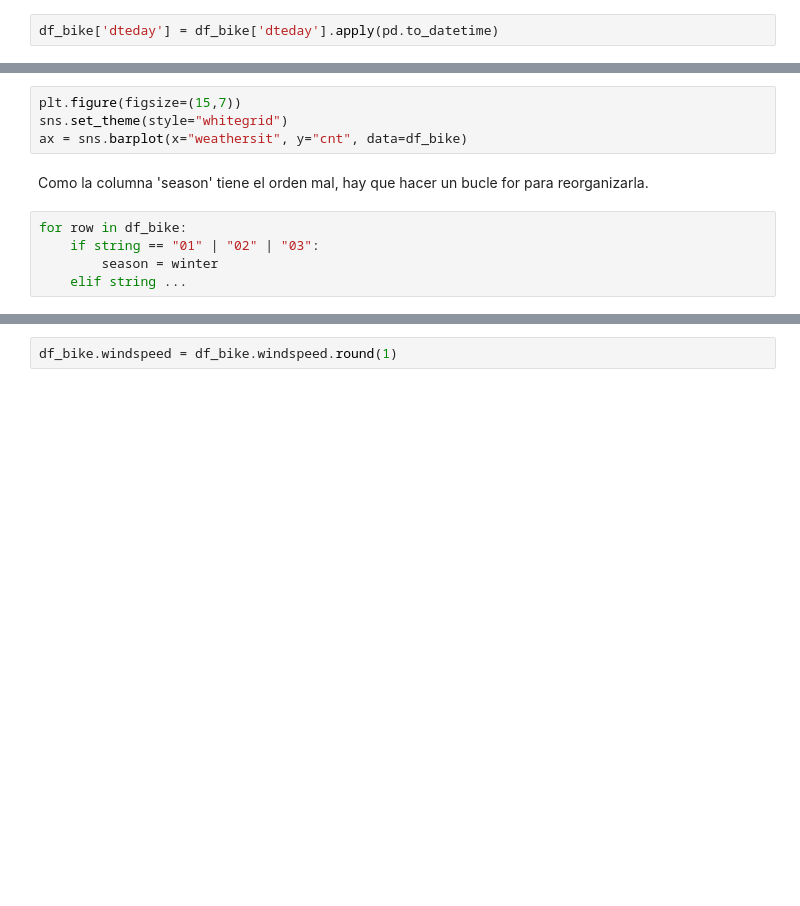
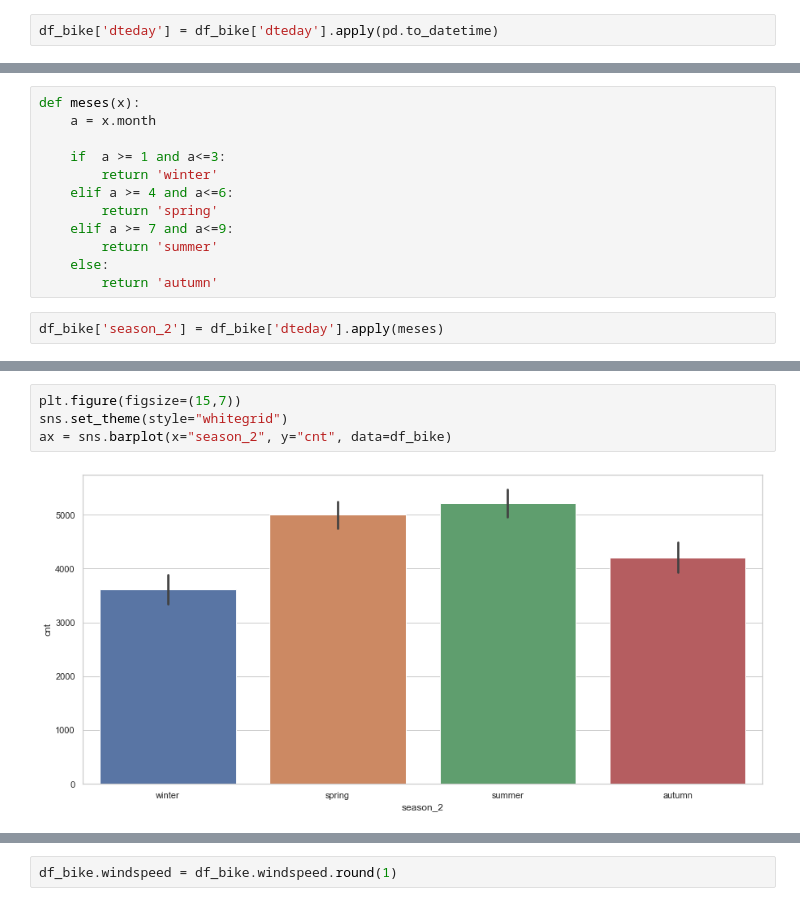
Before and after one commit to Adalab/project-da-promo-A-module-3-team-1, a Jupyter notebook: primera_lectura.ipynb, the cells around one changed output, grey strips where cells are left out. Saved outputs shown, nothing was run; the diff lists cells and outputs as text; blank space fills up the shorter version.

```diff
--- a/primera_lectura.ipynb
+++ b/primera_lectura.ipynb
@@ -36,0 +32,14 @@ df_bike.head()
+# %%
+def meses(x):
+    a = x.month
+
+    if  a >= 1 and a<=3:
+        return 'winter'
+    elif a >= 4 and a<=6:
+        return 'spring'
+    elif a >= 7 and a<=9:
+        return 'summer'
+    else:
+        return 'autumn'
+# %%
+df_bike['season_2'] = df_bike['dteday'].apply(meses)
@@ -37,11 +66,6 @@ df_bike.head()
 # %%
 plt.figure(figsize=(15,7))
 sns.set_theme(style="whitegrid")
-ax = sns.barplot(x="weathersit", y="cnt", data=df_bike)
+ax = sns.barplot(x="season_2", y="cnt", data=df_bike)
+# %% [output]
+[figure, added]
-# %% [markdown]
-Como la columna 'season' tiene el orden mal, hay que hacer un bucle for para reorganizarla.
-# %%
-for row in df_bike:
-    if string == "01" | "02" | "03":
-        season = winter
-    elif string ...
```
Also changed, not shown: parts of 20 cells of this notebook, 1 other file.
